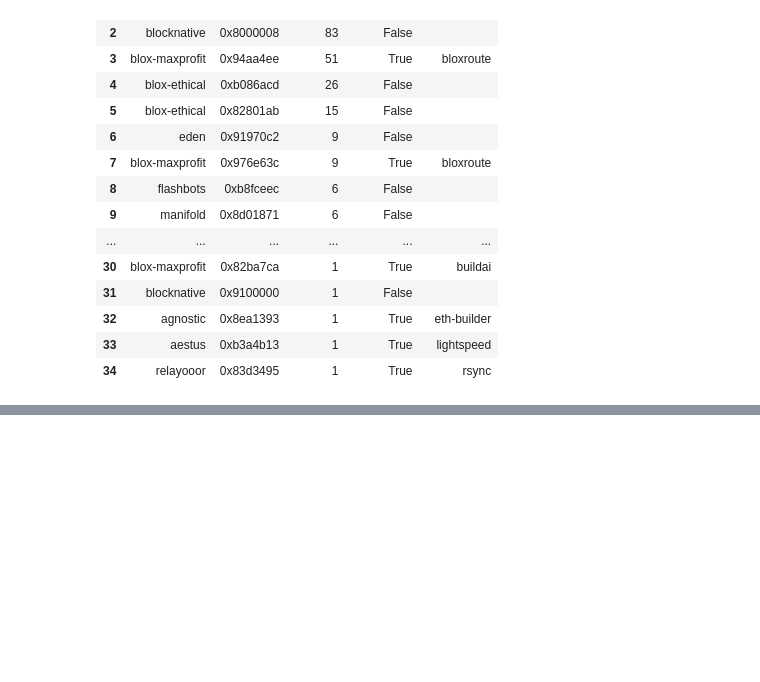
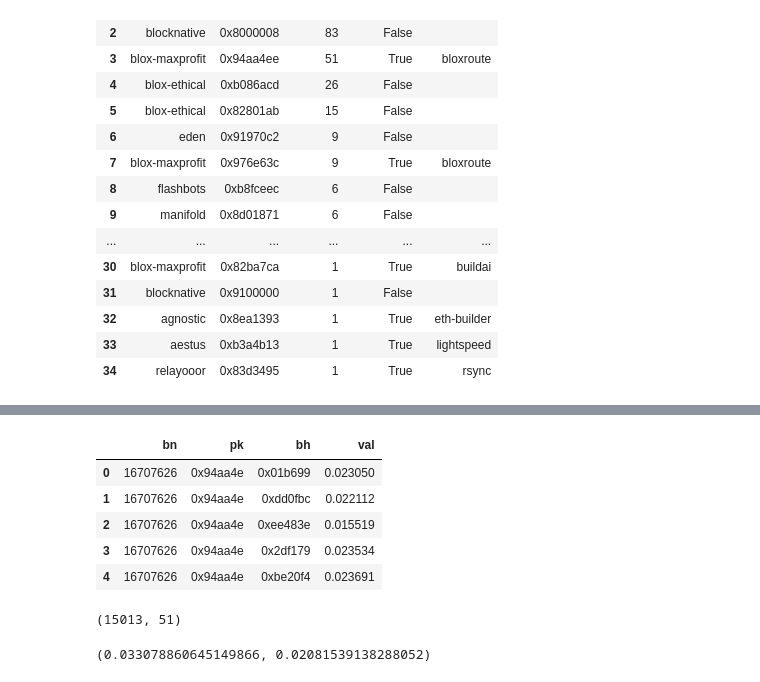
Before and after one commit to michaelneuder/relay-data, a Jupyter notebook: mainnet/missing-blocks.ipynb, the cells around one changed output, grey strips where cells are left out. Drawn from its saved outputs; the diff is of its cells as text; code cells hidden in the pictures; blank space fills up the shorter version.

```diff
--- a/mainnet/missing-blocks.ipynb
+++ b/mainnet/missing-blocks.ipynb
@@ -257,0 +372,19 @@ pairs[pairs['pubkey'] == "0x83d3495"]
+# %%
+bloxsubs = pd.read_csv('blox.txt')
+bloxsubs['val'] /= int(1e18)
+bloxsubs.head()
+# %% [output]
+|  | bn | pk | bh | val |
+| 0 | 16707626 | 0x94aa4e | 0x01b699 | 0.023050 |
+| 1 | 16707626 | 0x94aa4e | 0xdd0fbc | 0.022112 |
+| 2 | 16707626 | 0x94aa4e | 0xee483e | 0.015519 |
+| 3 | 16707626 | 0x94aa4e | 0x2df179 | 0.023534 |
+| 4 | 16707626 | 0x94aa4e | 0xbe20f4 | 0.023691 |
+# %%
+len(bloxsubs), len(bloxmissing)
+# %% [output]
+(15013, 51)
+# %%
+bloxsubs.val.mean(), bloxmissing.val.mean()
+# %% [output]
+(0.033078860645149866, 0.02081539138288052)
```
Also changed, not shown: parts of 11 cells of this notebook, 2 other files.
